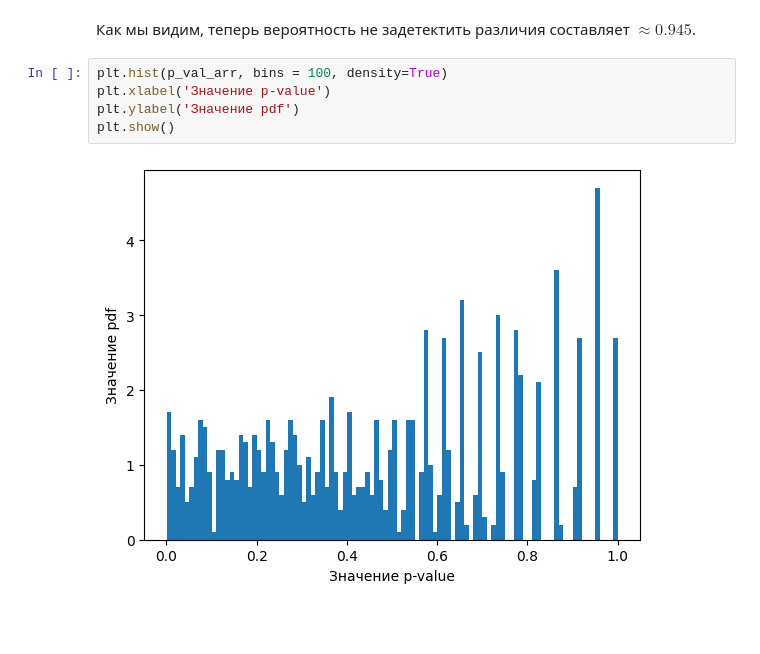
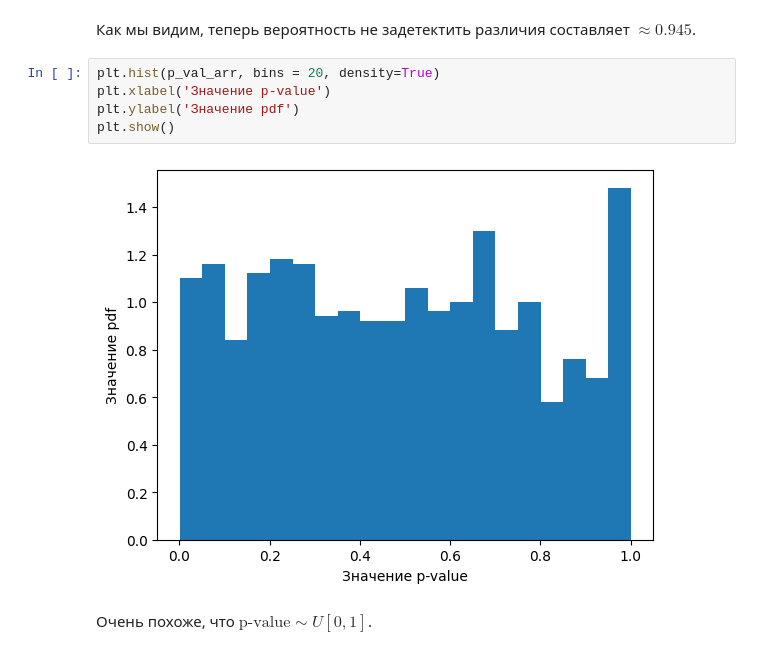
Before and after one commit to OVvvERLORD/tbank_risk_intensive, a Jupyter notebook: tbank_risk_hw1_bartia.ipynb, the cells around one changed output. Cells and saved outputs as stored; diff of their text form; blank space fills up the shorter version.

```diff
--- a/tbank_risk_hw1_bartia.ipynb
+++ b/tbank_risk_hw1_bartia.ipynb
@@ -328,9 +328,11 @@ print(np.sum(exp_arr) / len(exp_arr))
 # %% [markdown]
 Как мы видим, теперь вероятность не задетектить различия составляет $\approx 0.945$.
 # %%
-plt.hist(p_val_arr, bins = 100, density=True)
+plt.hist(p_val_arr, bins = 20, density=True)
 plt.xlabel('Значение p-value')
 plt.ylabel('Значение pdf')
 plt.show()
 # %% [output]
-[figure, old version]
+[figure, new version]
+# %% [markdown]
+Очень похоже, что $\text{p-value} \sim U[0, 1]$.
```
